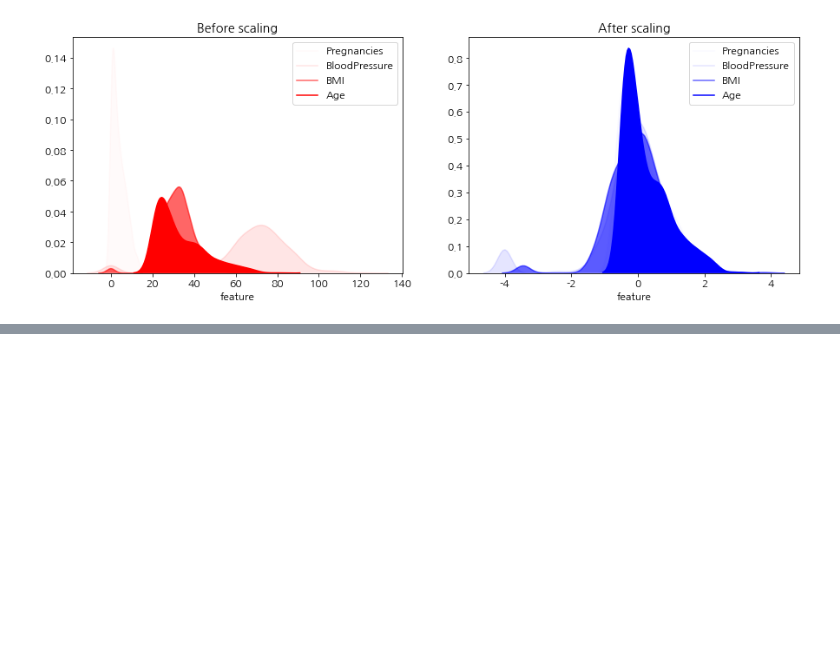
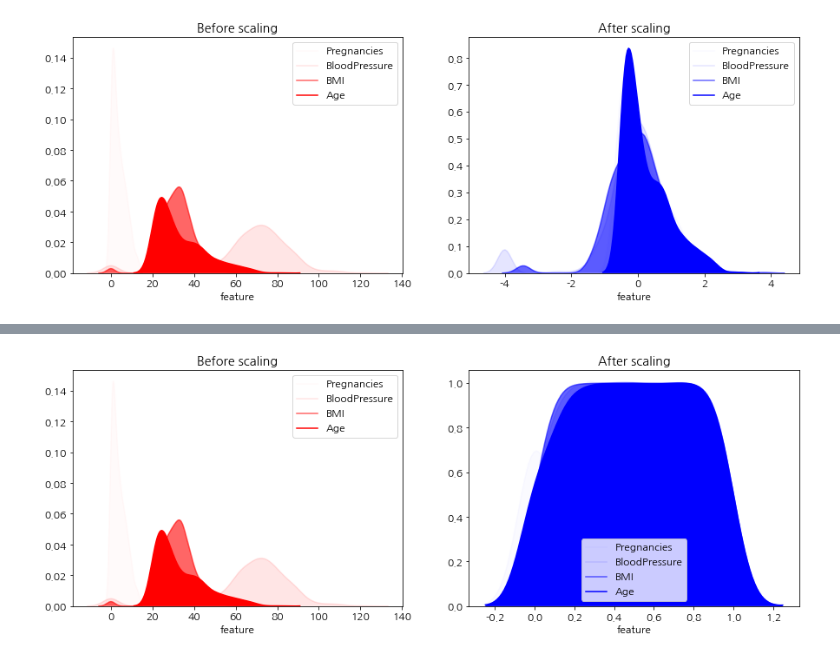
Before and after one commit to qiwerr1004/ADP_go, a Jupyter notebook: final/book/Chapter2.전처리.ipynb, the cells around one changed output, grey strips where cells are left out. Drawn from its saved outputs; the diff is of its cells as text; code cells hidden in the pictures; blank space fills up the shorter version.

```diff
--- a/final/book/Chapter2.전처리.ipynb
+++ b/final/book/Chapter2.전처리.ipynb
@@ -1003,15 +1003,17 @@ plt.show()
 # %%
 # Quantile scaling: 분위수를 사용하여 스케일링[(데이터값-중앙값)/(3사분위수-1사분위수)]
 # 특성들이 같은 특성을 갖게 된다는 통계적 측면에서 표준화 스케일링과 유사
-from sklearn.preprocessing import RobustScaler
+# 균등분포: 데이터의 1000개 분위르 사용하여 분포를 재배치(이상치에 민감x, 0~1사이)
 
-rb = RobustScaler()
+from sklearn.preprocessing import QuantileTransformer
+
+qu = QuantileTransformer(output_distribution='uniform', n_quantiles=len(X))
 
 print(f"[Before] feature별 데이터 분포")
-display(X.describe()[:4].T)
+display(X.describe().T[['mean', 'std', 'min', 'max']])
 
 sc = StandardScaler()
-new_X3 = pd.DataFrame(rb.fit_transform(X), columns=X.columns)
+new_X4 = pd.DataFrame(qu.fit_transform(X), columns=X.columns)
 
 print(f"[After] feature별 데이터 분포")
-display(new_X3.describe()[:4].T)
+display(new_X4.describe().T[['mean', 'std', 'min', 'max']])
@@ -1017,0 +1033,16 @@ display(new_X3.describe()[:4].T)
+# %%
+# 분포 시각화
+fig, ax = plt.subplots(1, 2, figsize=(15, 5))
+for col, a in zip(X.columns, [0.02, 0.1, 0.6, 1]):
+    sns.kdeplot(data=X[col], alpha=a, legend=True, ax=ax[0], shade=True, color='r')
+    ax[0].legend(X.columns)
+    ax[0].set_xlabel('feature')
+    ax[0].set_title('Before scaling')
+for col, a in zip(X.columns, [0.02, 0.1, 0.6, 1]):
+    sns.kdeplot(data=new_X4[col], alpha=a, legend=True, ax=ax[1], shade=True, color='b')
+    ax[1].legend(X.columns)
+    ax[1].set_xlabel('feature')
+    ax[1].set_title('After scaling')
+plt.show()
+# %% [output]
+[figure, added]
```
Also changed, not shown: parts of 67 cells of this notebook.
